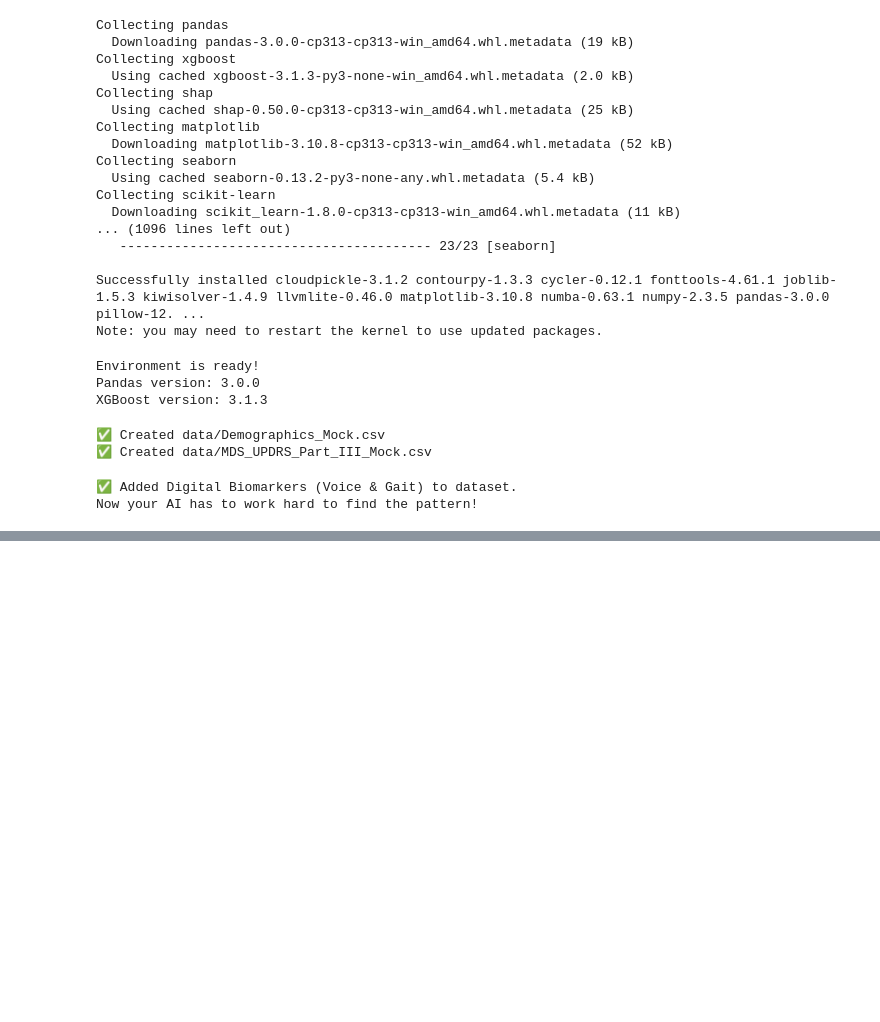
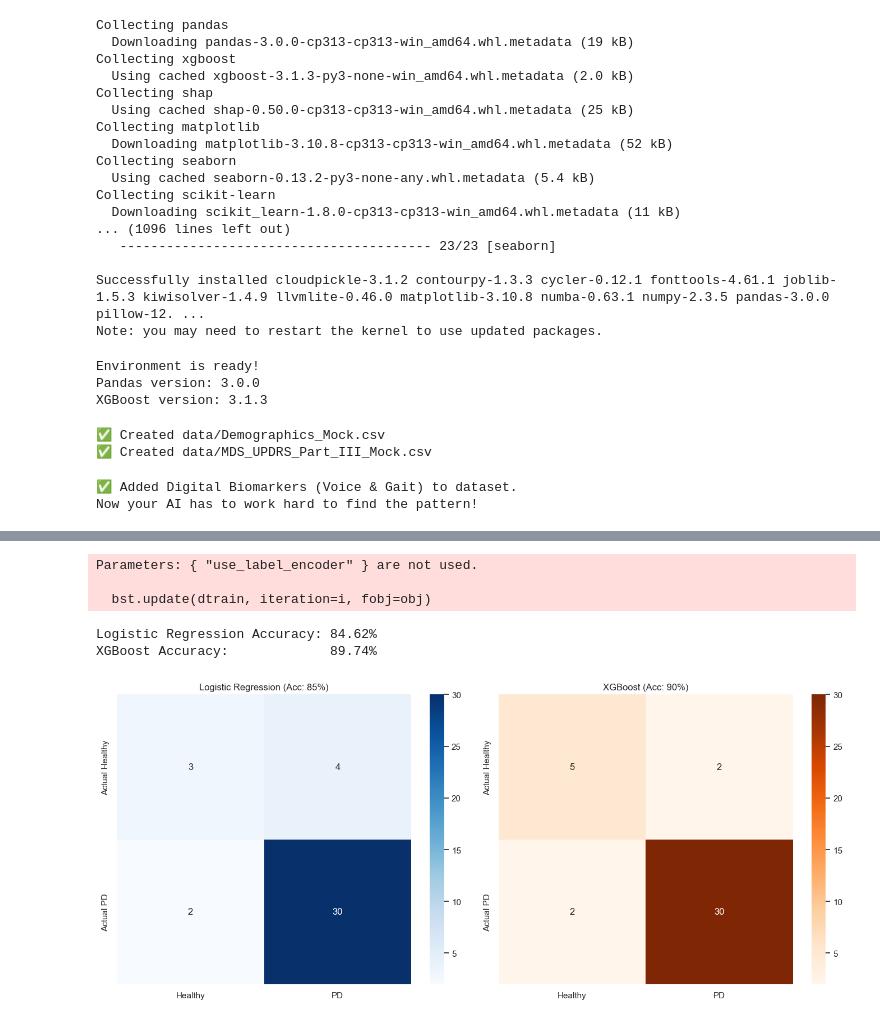
Before and after one commit to soulpython007/PPMI_Parkinsons_Early_Detection, a Jupyter notebook: notebooks/test_setup.ipynb, the cells around one changed output, grey strips where cells are left out. Drawn from its saved outputs; the diff is of its cells as text; code cells hidden in the pictures; blank space fills up the shorter version.

```diff
--- a/notebooks/test_setup.ipynb
+++ b/notebooks/test_setup.ipynb
@@ -277,0 +444,61 @@ Parameters: { "use_label_encoder" } are not used.
+# %%
+import pandas as pd
+import seaborn as sns
+import matplotlib.pyplot as plt
+import xgboost as xgb
+from sklearn.linear_model import LogisticRegression
+from sklearn.model_selection import train_test_split
+from sklearn.metrics import accuracy_score, confusion_matrix, classification_report
+
+# 1. Load Real Data
+df = pd.read_csv('data/parkinsons.data')
+
+# 2. Select Acoustic Biomarkers
+# Jitter (Frequency var), Shimmer (Amplitude var), NHR (Noise), HNR (Harmonics), PPE (Pitch Period Entropy)
+features = ['MDVP:Fo(Hz)', 'MDVP:Jitter(%)', 'MDVP:Shimmer', 'NHR', 'HNR', 'PPE']
+X = df[features]
+y = df['status'] # 1=PD, 0=Healthy
+
+# 3. Split Data
+X_train, X_test, y_train, y_test = train_test_split(X, y, test_size=0.2, random_state=42)
+
+# --- MODEL 1: Logistic Regression (The Baseline) ---
+lr_model = LogisticRegression(max_iter=1000)
+lr_model.fit(X_train, y_train)
+lr_pred = lr_model.predict(X_test)
+lr_acc = accuracy_score(y_test, lr_pred)
+
+# --- MODEL 2: XGBoost (The Champion) ---
+xgb_model = xgb.XGBClassifier(use_label_encoder=False, eval_metric='logloss', random_state=42)
+xgb_model.fit(X_train, y_train)
+xgb_pred = xgb_model.predict(X_test)
+xgb_acc = accuracy_score(y_test, xgb_pred)
+
+# --- PRINT TEXT RESULTS ---
+print(f"Logistic Regression Accuracy: {lr_acc:.2%}")
+print(f"XGBoost Accuracy:             {xgb_acc:.2%}")
+
+# --- PLOT SIDE-BY-SIDE CONFUSION MATRICES ---
+fig, axes = plt.subplots(1, 2, figsize=(14, 6))
+
+# Plot 1: Logistic Regression
+cm_lr = confusion_matrix(y_test, lr_pred)
+sns.heatmap(cm_lr, annot=True, fmt='d', cmap='Blues', ax=axes[0],
+            xticklabels=['Healthy', 'PD'], yticklabels=['Actual Healthy', 'Actual PD'])
+axes[0].set_title(f'Logistic Regression (Acc: {lr_acc:.0%})')
+
+# Plot 2: XGBoost
+cm_xgb = confusion_matrix(y_test, xgb_pred)
+sns.heatmap(cm_xgb, annot=True, fmt='d', cmap='Oranges', ax=axes[1],
+            xticklabels=['Healthy', 'PD'], yticklabels=['Actual Healthy', 'Actual PD'])
+axes[1].set_title(f'XGBoost (Acc: {xgb_acc:.0%})')
+
+plt.tight_layout()
+plt.show()
+# %% [output]
+Parameters: { "use_label_encoder" } are not used.
+
+  bst.update(dtrain, iteration=i, fobj=obj)
+Logistic Regression Accuracy: 84.62%
+XGBoost Accuracy:             89.74%
+[figure, added]
```
Also changed, not shown: parts of 6 cells of this notebook.
